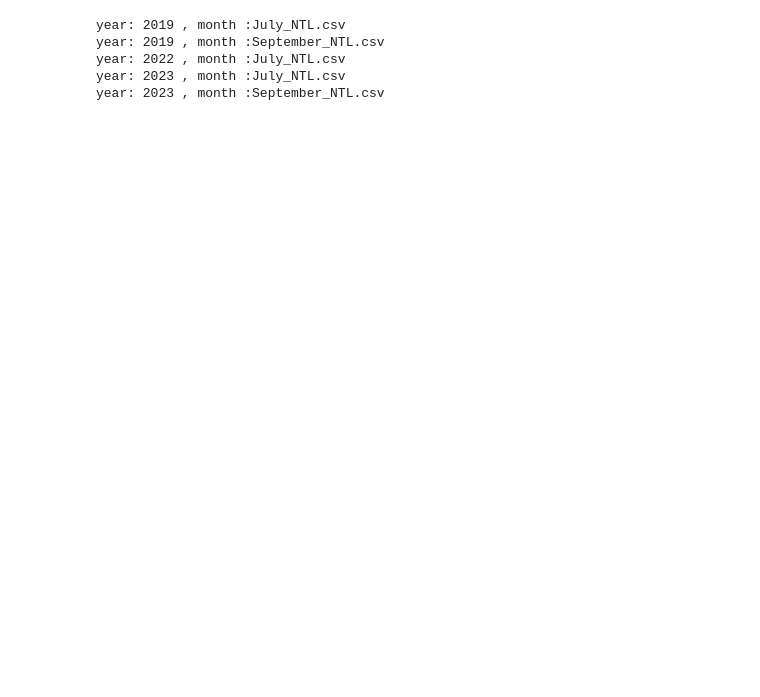
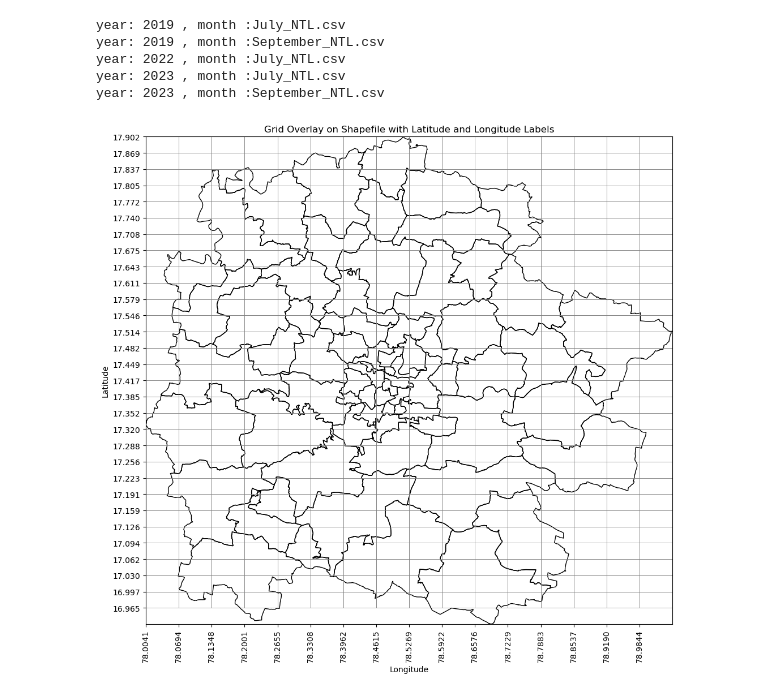
Before and after one commit to Rishi-Bharadwaj/air_pollution_correlation, a Jupyter notebook: outliers.ipynb, the cells around one changed output. Cells and saved outputs as stored; diff of their text form; code cells hidden in the pictures; blank space fills up the shorter version.

Commit message:
made a grid file for ravi

```diff
--- a/outliers.ipynb
+++ b/outliers.ipynb
@@ -34,3 +34,64 @@ year: 2019 , month :September_NTL.csv
 year: 2022 , month :July_NTL.csv
 year: 2023 , month :July_NTL.csv
 year: 2023 , month :September_NTL.csv
+# %%
+import rasterio
+import geopandas as gpd
+import matplotlib.pyplot as plt
+import numpy as np
+from matplotlib.patches import Rectangle
+
+# Load the GeoTIFF file
+tiff_path = r'C:\Users\rishi\ml_projects\climate\Notebooks\data\CO\c9c65b1d28d057a64b4744bb7664f861\response.tiff'
+with rasterio.open(tiff_path) as src:
+    bounds = src.bounds
+    width = src.width
+    height = src.height
+    transform = src.transform
+
+# Load the shapefile
+shapefile_path = r'C:\Users\rishi\ml_projects\climate\hmda_boundary\hmda_boundary.shp'
+shape_data = gpd.read_file(shapefile_path)
+
+fig, ax = plt.subplots(figsize=(12, 12))
+
+# Plot the shapefile
+shape_data.plot(ax=ax, color='none', edgecolor='black')
+
+# Create the grid and add labels
+rows, cols = height, width
+lat_labels = []
+lon_labels = []
+
+for row in range(rows):
+    for col in range(cols):
+        x = transform[2] + col * transform[0]
+        y = transform[5] + row * transform[4]
+        rect = Rectangle((x, y), transform[0], -transform[4], fill=False, edgecolor='gray', linewidth=0.5)
+        ax.add_patch(rect)
+
+        # Collect the labels for longitude and latitude
+        if row == 0:  # Add longitude labels at the top edge
+            lon_labels.append(x)
+        if col == 0:  # Add latitude labels at the left edge
+            lat_labels.append(y)
+
+# Set plot limits
+ax.set_xlim(bounds.left, bounds.right)
+ax.set_ylim(bounds.bottom, bounds.top)
+
+# Set labels on the axes
+ax.set_xticks(lon_labels)
+ax.set_xticklabels([f'{lon:.4f}' for lon in lon_labels], rotation=90)
+ax.set_yticks(lat_labels)
+ax.set_yticklabels([f'{lat:.3f}' for lat in lat_labels])
+
+# Set equal aspect ratio
+plt.gca().set_aspect('equal', adjustable='box')
+plt.xlabel('Longitude')
+plt.ylabel('Latitude')
+plt.title('Grid Overlay on Shapefile with Latitude and Longitude Labels')
+
+plt.show()
+# %% [output]
+[figure, added]
```
Also changed, not shown: parts of 1 cell of this notebook, 5 other files.
